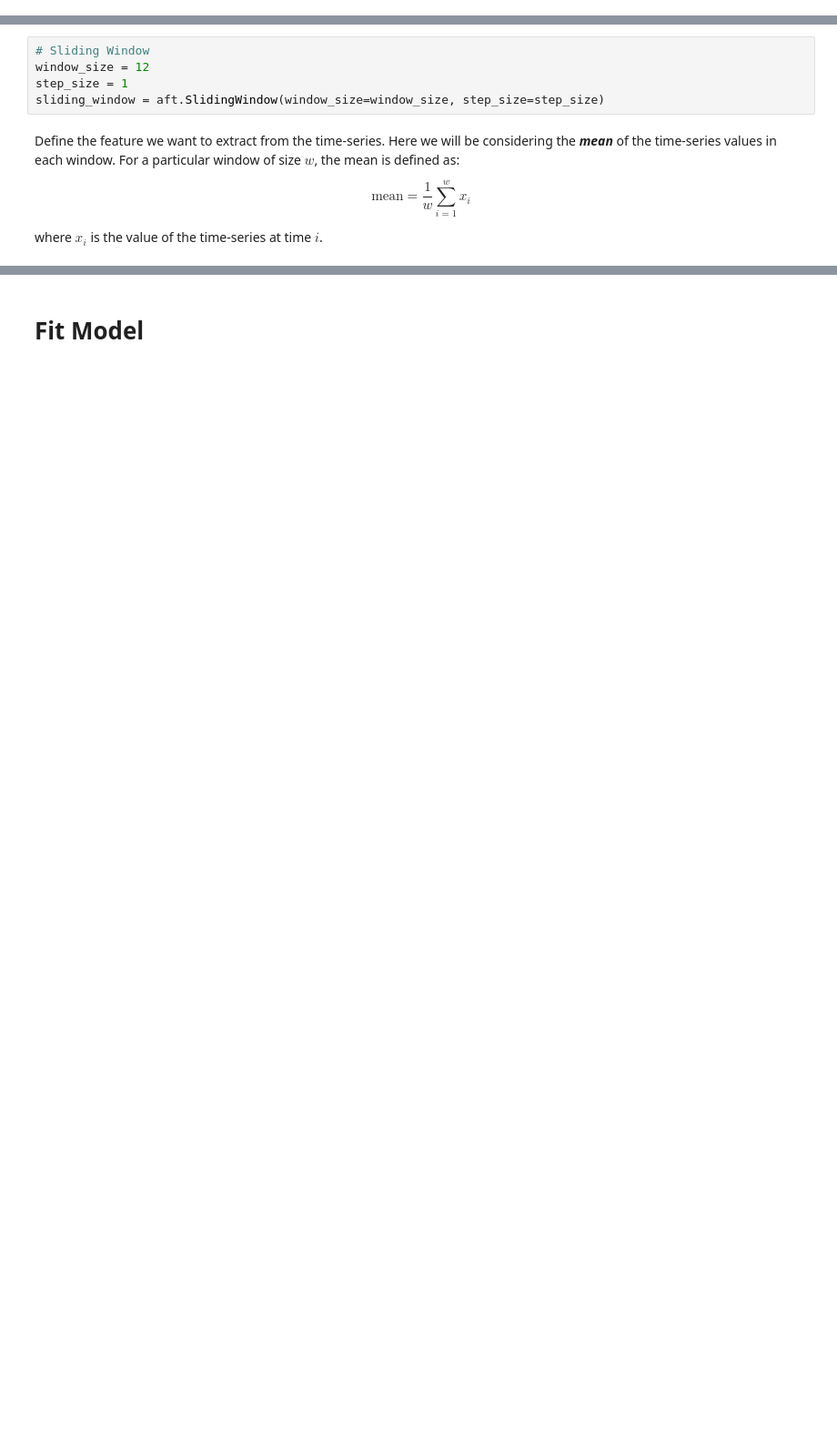
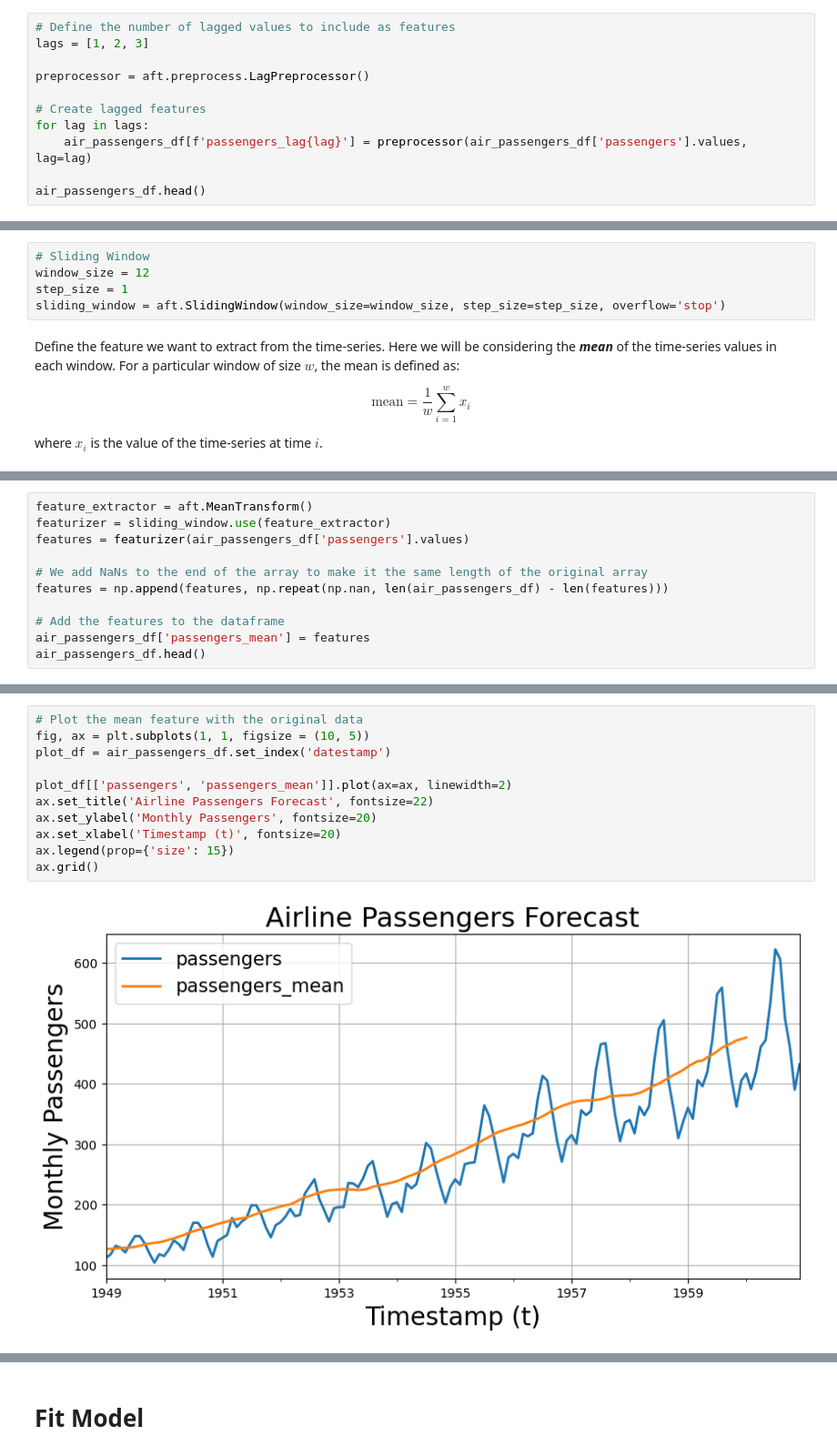
Before and after one commit to autonlab/AutonFeat, a Jupyter notebook: examples/tutorials/single_feature_extraction.ipynb, the cells around one changed output, grey strips where cells are left out. Shown: that part at 91% size. Drawn from its saved outputs; the diff is of its cells as text; blank space fills up the shorter version.

```diff
--- a/examples/tutorials/single_feature_extraction.ipynb
+++ b/examples/tutorials/single_feature_extraction.ipynb
@@ -60,0 +64,11 @@ ax.grid()
+# %%
+# Define the number of lagged values to include as features
+lags = [1, 2, 3]
+
+preprocessor = aft.preprocess.LagPreprocessor()
+
+# Create lagged features
+for lag in lags:
+    air_passengers_df[f'passengers_lag{lag}'] = preprocessor(air_passengers_df['passengers'].values, lag=lag)
+
+air_passengers_df.head()
@@ -69,7 +90,7 @@ Set the parameters of the sliding window to perform feature extraction:
 # Sliding Window
 window_size = 12
 step_size = 1
-sliding_window = aft.SlidingWindow(window_size=window_size, step_size=step_size)
+sliding_window = aft.SlidingWindow(window_size=window_size, step_size=step_size, overflow='stop')
 # %% [markdown]
 Define the feature we want to extract from the time-series. Here we will be considering the ***mean*** of the time-series values in each window. For a particular window of size $w$, the mean is defined as:
 
@@ -92,0 +102,11 @@ plt.plot(features)
+# %%
+feature_extractor = aft.MeanTransform()
+featurizer = sliding_window.use(feature_extractor)
+features = featurizer(air_passengers_df['passengers'].values)
+
+# We add NaNs to the end of the array to make it the same length of the original array
+features = np.append(features, np.repeat(np.nan, len(air_passengers_df) - len(features)))
+
+# Add the features to the dataframe
+air_passengers_df['passengers_mean'] = features
+air_passengers_df.head()
@@ -92,0 +122,13 @@ plt.plot(features)
+# %%
+# Plot the mean feature with the original data
+fig, ax = plt.subplots(1, 1, figsize = (10, 5))
+plot_df = air_passengers_df.set_index('datestamp')
+
+plot_df[['passengers', 'passengers_mean']].plot(ax=ax, linewidth=2)
+ax.set_title('Airline Passengers Forecast', fontsize=22)
+ax.set_ylabel('Monthly Passengers', fontsize=20)
+ax.set_xlabel('Timestamp (t)', fontsize=20)
+ax.legend(prop={'size': 15})
+ax.grid()
+# %% [output]
+[figure, added]
```
Also changed, not shown: parts of 30 cells of this notebook, 2 other files.
